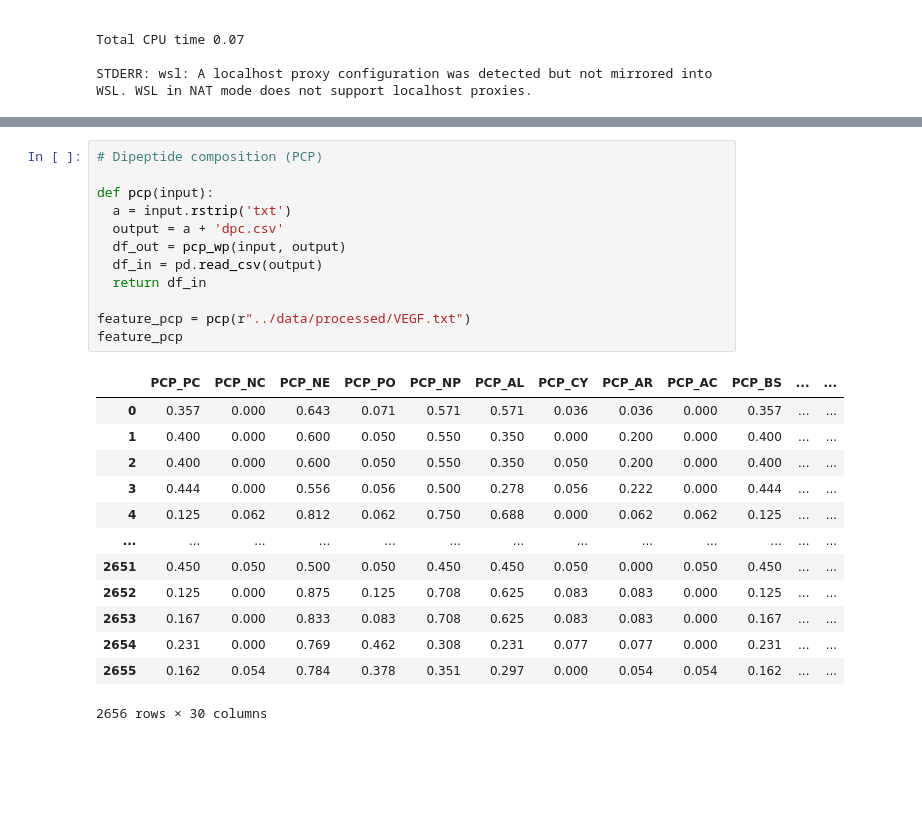
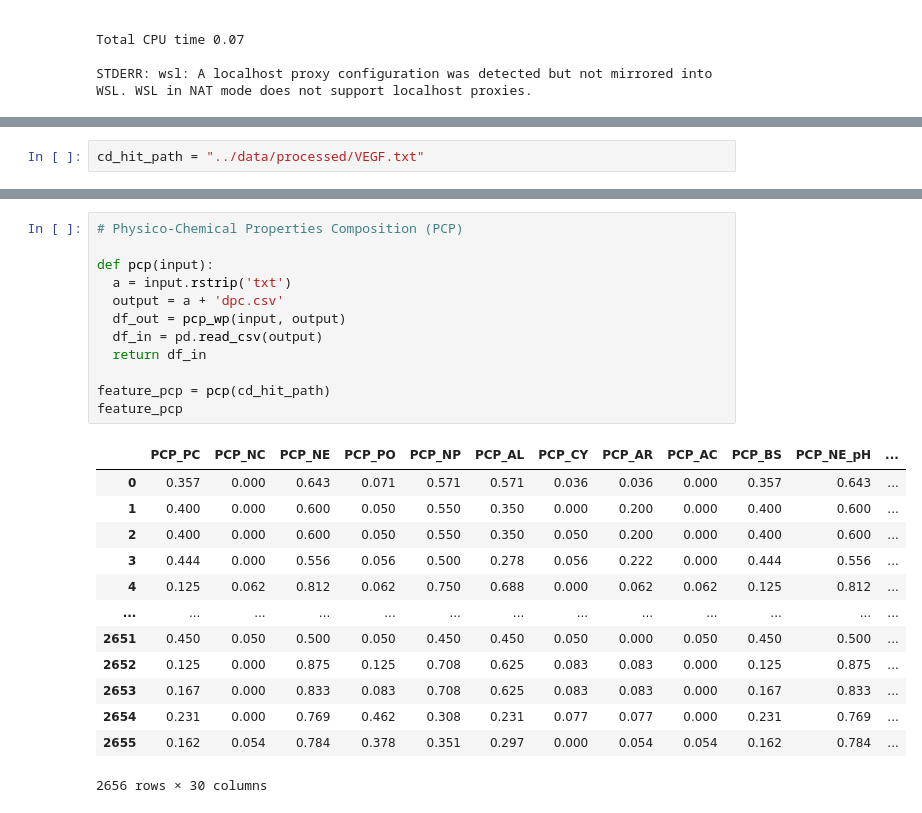
Before and after one commit to A01795375/Proyecto_Integrador_cancer, a Jupyter notebook: notebooks/Avance 2.1.ipynb, the cells around one changed output, grey strips where cells are left out. Cells and saved outputs as stored; diff of their text form; blank space fills up the shorter version.

```diff
--- a/notebooks/Avance 2.1.ipynb
+++ b/notebooks/Avance 2.1.ipynb
@@ -295,0 +296,2 @@ from pfeature import pcp_wp
+# %%
+cd_hit_path = "../data/processed/VEGF.txt"
@@ -296,26 +327,26 @@ from pfeature import pcp_wp
 # %%
-# Dipeptide composition (PCP)
+# Physico-Chemical Properties Composition (PCP)
 
 def pcp(input):
   a = input.rstrip('txt')
   output = a + 'dpc.csv'
   df_out = pcp_wp(input, output)
   df_in = pd.read_csv(output)
   return df_in
 
-feature_pcp = pcp(r"../data/processed/VEGF.txt")
+feature_pcp = pcp(cd_hit_path)
 feature_pcp
 # %% [output]
-|  | PCP_PC | PCP_NC | PCP_NE | PCP_PO | PCP_NP | PCP_AL | PCP_CY | PCP_AR | PCP_AC | PCP_BS | ... | ... |
-| 0 | 0.357 | 0.000 | 0.643 | 0.071 | 0.571 | 0.571 | 0.036 | 0.036 | 0.000 | 0.357 | ... | ... |
-| 1 | 0.400 | 0.000 | 0.600 | 0.050 | 0.550 | 0.350 | 0.000 | 0.200 | 0.000 | 0.400 | ... | ... |
-| 2 | 0.400 | 0.000 | 0.600 | 0.050 | 0.550 | 0.350 | 0.050 | 0.200 | 0.000 | 0.400 | ... | ... |
-| 3 | 0.444 | 0.000 | 0.556 | 0.056 | 0.500 | 0.278 | 0.056 | 0.222 | 0.000 | 0.444 | ... | ... |
-| 4 | 0.125 | 0.062 | 0.812 | 0.062 | 0.750 | 0.688 | 0.000 | 0.062 | 0.062 | 0.125 | ... | ... |
+|  | PCP_PC | PCP_NC | PCP_NE | PCP_PO | PCP_NP | PCP_AL | PCP_CY | PCP_AR | PCP_AC | PCP_BS | PCP_NE_pH | ... |
+| 0 | 0.357 | 0.000 | 0.643 | 0.071 | 0.571 | 0.571 | 0.036 | 0.036 | 0.000 | 0.357 | 0.643 | ... |
+| 1 | 0.400 | 0.000 | 0.600 | 0.050 | 0.550 | 0.350 | 0.000 | 0.200 | 0.000 | 0.400 | 0.600 | ... |
+| 2 | 0.400 | 0.000 | 0.600 | 0.050 | 0.550 | 0.350 | 0.050 | 0.200 | 0.000 | 0.400 | 0.600 | ... |
+| 3 | 0.444 | 0.000 | 0.556 | 0.056 | 0.500 | 0.278 | 0.056 | 0.222 | 0.000 | 0.444 | 0.556 | ... |
+| 4 | 0.125 | 0.062 | 0.812 | 0.062 | 0.750 | 0.688 | 0.000 | 0.062 | 0.062 | 0.125 | 0.812 | ... |
 | ... | ... | ... | ... | ... | ... | ... | ... | ... | ... | ... | ... | ... |
-| 2651 | 0.450 | 0.050 | 0.500 | 0.050 | 0.450 | 0.450 | 0.050 | 0.000 | 0.050 | 0.450 | ... | ... |
-| 2652 | 0.125 | 0.000 | 0.875 | 0.125 | 0.708 | 0.625 | 0.083 | 0.083 | 0.000 | 0.125 | ... | ... |
-| 2653 | 0.167 | 0.000 | 0.833 | 0.083 | 0.708 | 0.625 | 0.083 | 0.083 | 0.000 | 0.167 | ... | ... |
-| 2654 | 0.231 | 0.000 | 0.769 | 0.462 | 0.308 | 0.231 | 0.077 | 0.077 | 0.000 | 0.231 | ... | ... |
-| 2655 | 0.162 | 0.054 | 0.784 | 0.378 | 0.351 | 0.297 | 0.000 | 0.054 | 0.054 | 0.162 | ... | ... |
+| 2651 | 0.450 | 0.050 | 0.500 | 0.050 | 0.450 | 0.450 | 0.050 | 0.000 | 0.050 | 0.450 | 0.500 | ... |
+| 2652 | 0.125 | 0.000 | 0.875 | 0.125 | 0.708 | 0.625 | 0.083 | 0.083 | 0.000 | 0.125 | 0.875 | ... |
+| 2653 | 0.167 | 0.000 | 0.833 | 0.083 | 0.708 | 0.625 | 0.083 | 0.083 | 0.000 | 0.167 | 0.833 | ... |
+| 2654 | 0.231 | 0.000 | 0.769 | 0.462 | 0.308 | 0.231 | 0.077 | 0.077 | 0.000 | 0.231 | 0.769 | ... |
+| 2655 | 0.162 | 0.054 | 0.784 | 0.378 | 0.351 | 0.297 | 0.000 | 0.054 | 0.054 | 0.162 | 0.784 | ... |
 2656 rows × 30 columns
```
Also changed, not shown: parts of 7 cells of this notebook, 4 other files.
